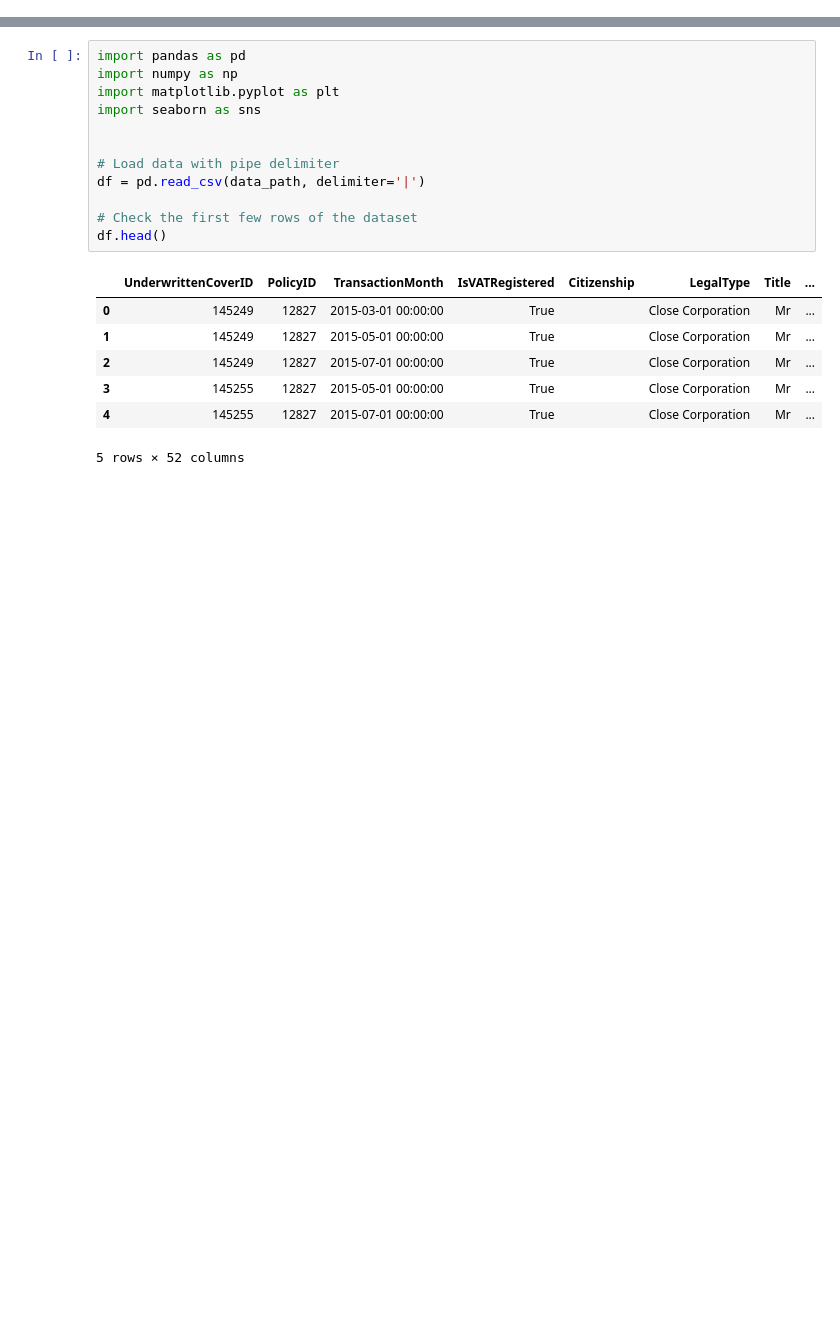
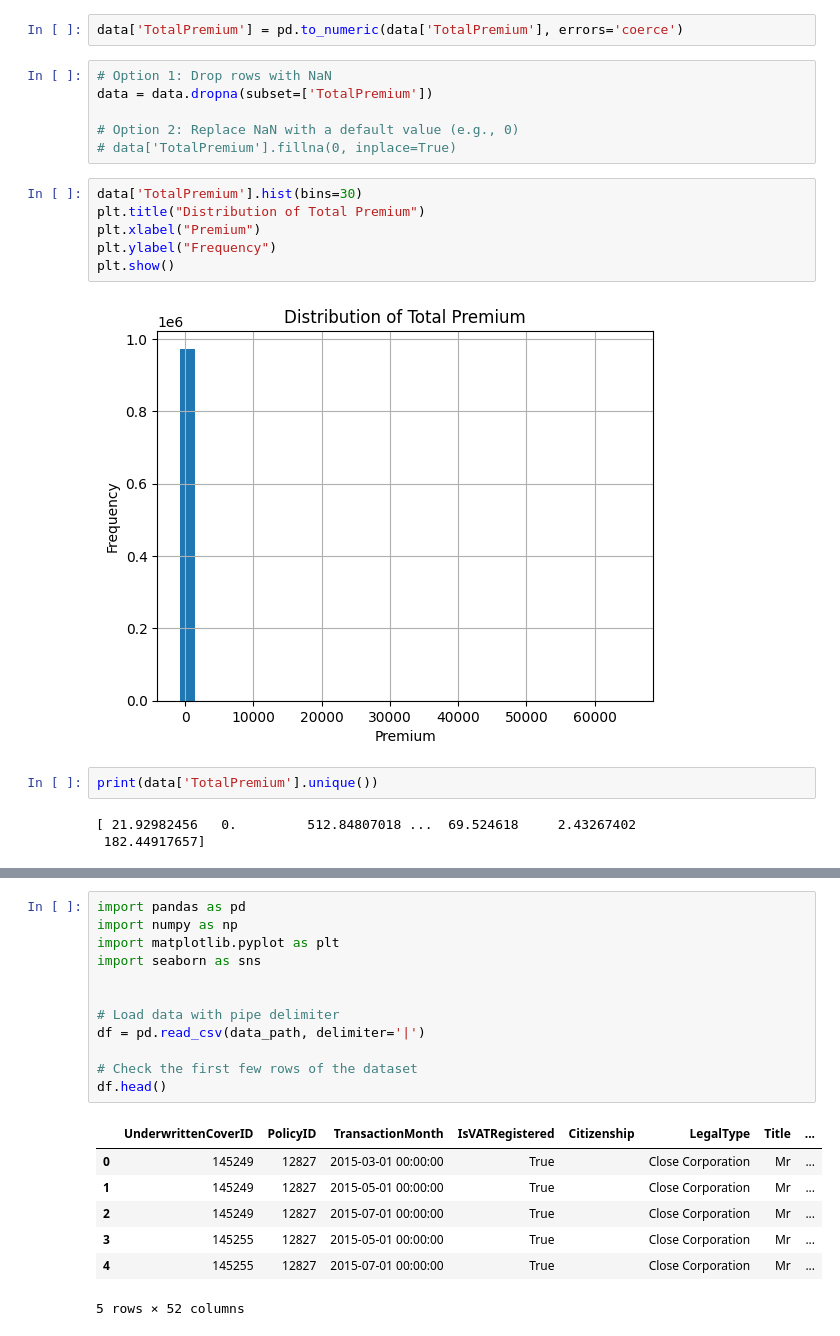
Before and after one commit to Kassa-Mamo/Insurance-Data-Analysis, a Jupyter notebook: notebooks/Insurance-analysis.ipynb, the cells around one changed output, grey strips where cells are left out. Drawn from its saved outputs; the diff is of its cells as text; blank space fills up the shorter version.

```diff
--- a/notebooks/Insurance-analysis.ipynb
+++ b/notebooks/Insurance-analysis.ipynb
@@ -0,0 +102,21 @@
+# %%
+data['TotalPremium'] = pd.to_numeric(data['TotalPremium'], errors='coerce')
+# %%
+# Option 1: Drop rows with NaN
+data = data.dropna(subset=['TotalPremium'])
+
+# Option 2: Replace NaN with a default value (e.g., 0)
+# data['TotalPremium'].fillna(0, inplace=True)
+# %%
+data['TotalPremium'].hist(bins=30)
+plt.title("Distribution of Total Premium")
+plt.xlabel("Premium")
+plt.ylabel("Frequency")
+plt.show()
+# %% [output]
+[figure, added]
+# %%
+print(data['TotalPremium'].unique())
+# %% [output]
+[ 21.92982456   0.         512.84807018 ...  69.524618     2.43267402
+ 182.44917657]
```
Also changed, not shown: parts of 19 cells of this notebook.
